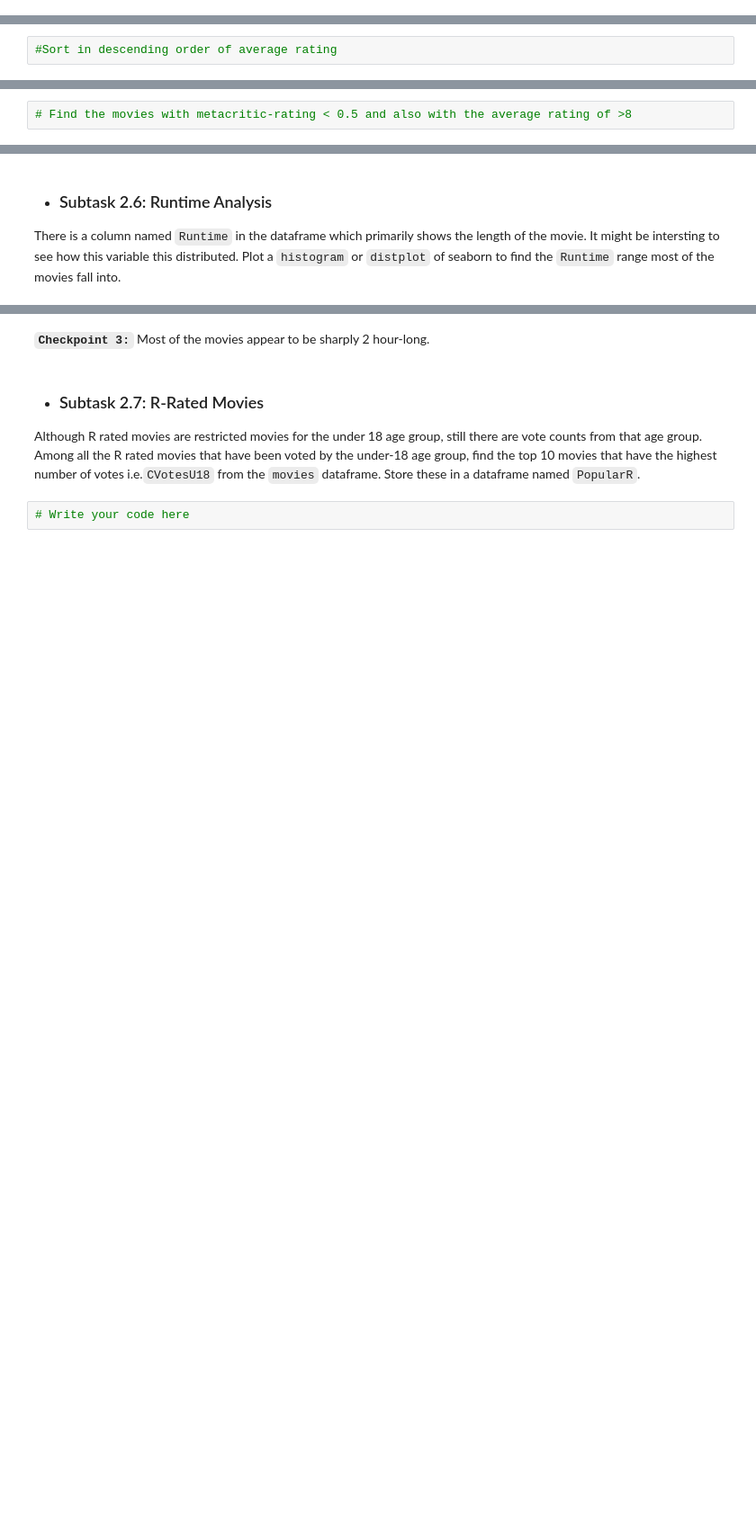
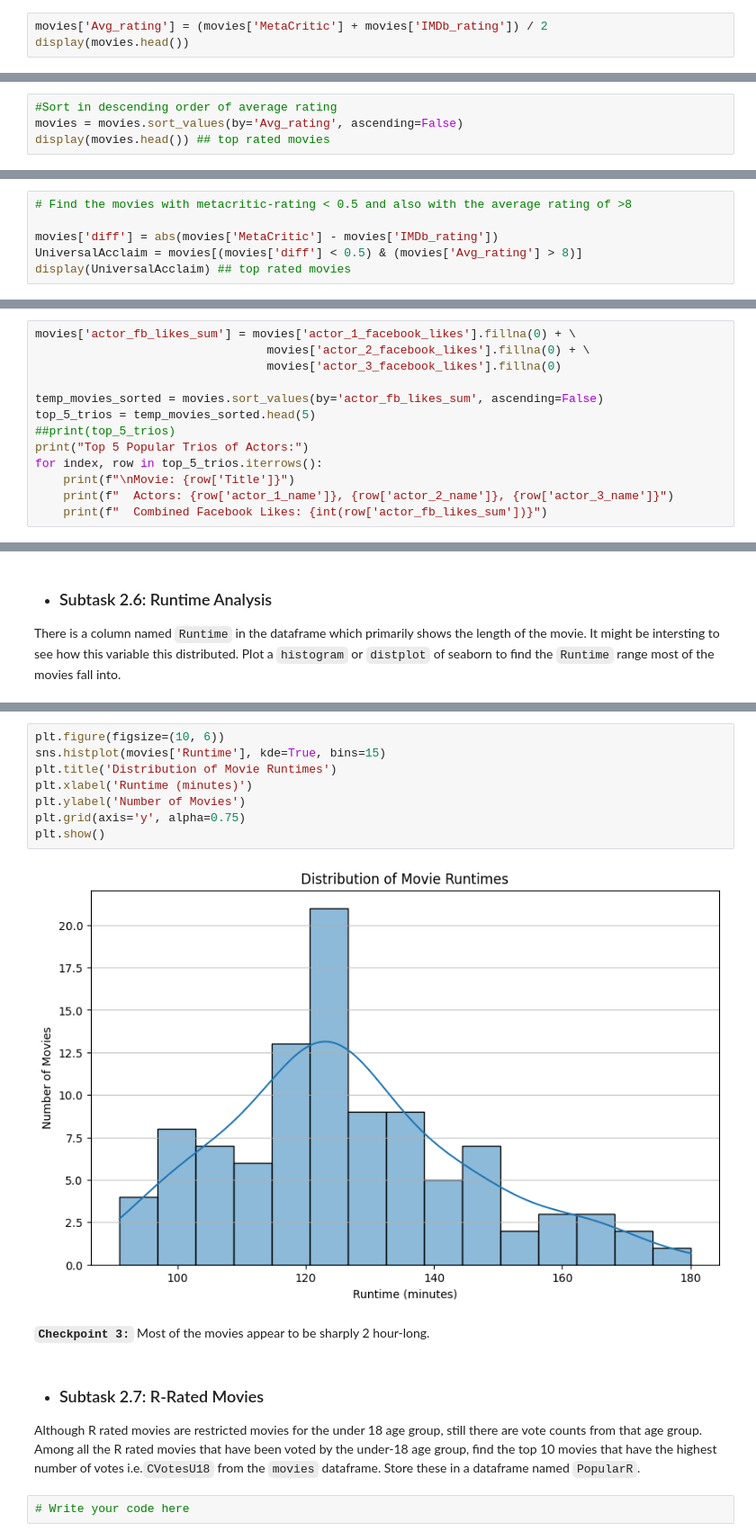
Before and after one commit to tirupari57/AI-Course, a Jupyter notebook: notebooks/visualization_imdb/IMDb+Movie+Assignment.ipynb, the cells around one changed output, grey strips where cells are left out. Shown at 90% size. Cells and saved outputs as stored; diff of their text form; blank space fills up the shorter version.

```diff
--- a/notebooks/visualization_imdb/IMDb+Movie+Assignment.ipynb
+++ b/notebooks/visualization_imdb/IMDb+Movie+Assignment.ipynb
@@ -241,0 +258,3 @@ As a part of this subtask, you are required to find out the highest rated movies
+# %%
+movies['Avg_rating'] = (movies['MetaCritic'] + movies['IMDb_rating']) / 2
+display(movies.head())
@@ -242,2 +269,4 @@ As a part of this subtask, you are required to find out the highest rated movies
 # %%
 #Sort in descending order of average rating
+movies = movies.sort_values(by='Avg_rating', ascending=False)
+display(movies.head()) ## top rated movies
@@ -244,2 +281,6 @@ As a part of this subtask, you are required to find out the highest rated movies
 # %%
 # Find the movies with metacritic-rating < 0.5 and also with the average rating of >8
+
+movies['diff'] = abs(movies['MetaCritic'] - movies['IMDb_rating'])
+UniversalAcclaim = movies[(movies['diff'] < 0.5) & (movies['Avg_rating'] > 8)]
+display(UniversalAcclaim) ## top rated movies
@@ -254,3 +298,16 @@ The dataframe has three columns to help you out for the same, viz. `actor_1_face
 Find out the top 5 popular trios, and output their names in a list.
 # %%
 # Write your code here
+# %%
+movies['actor_fb_likes_sum'] = movies['actor_1_facebook_likes'].fillna(0) + \
+                                 movies['actor_2_facebook_likes'].fillna(0) + \
+                                 movies['actor_3_facebook_likes'].fillna(0)
+
+temp_movies_sorted = movies.sort_values(by='actor_fb_likes_sum', ascending=False)
+top_5_trios = temp_movies_sorted.head(5)
+##print(top_5_trios)
+print("Top 5 Popular Trios of Actors:")
+for index, row in top_5_trios.iterrows():
+    print(f"\nMovie: {row['Title']}")
+    print(f"  Actors: {row['actor_1_name']}, {row['actor_2_name']}, {row['actor_3_name']}")
+    print(f"  Combined Facebook Likes: {int(row['actor_fb_likes_sum'])}")
@@ -291,3 +450,13 @@ There is a column named `Runtime` in the dataframe which primarily shows the len
+# %%
+plt.figure(figsize=(10, 6))
+sns.histplot(movies['Runtime'], kde=True, bins=15)
+plt.title('Distribution of Movie Runtimes')
+plt.xlabel('Runtime (minutes)')
+plt.ylabel('Number of Movies')
+plt.grid(axis='y', alpha=0.75)
+plt.show()
+# %% [output]
+[figure, added]
 # %% [markdown]
 **`Checkpoint 3:`** Most of the movies appear to be sharply 2 hour-long.
 # %% [markdown]
```
Also changed, not shown: parts of 12 cells of this notebook.
